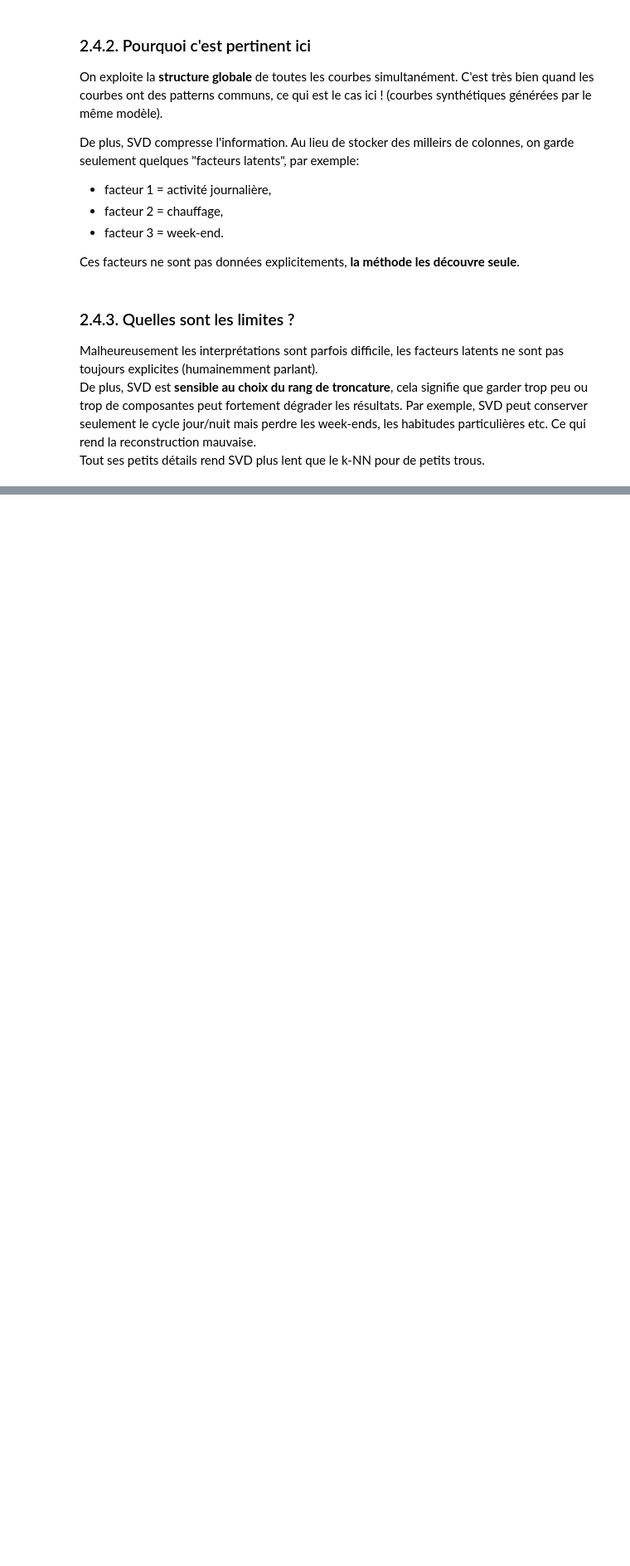
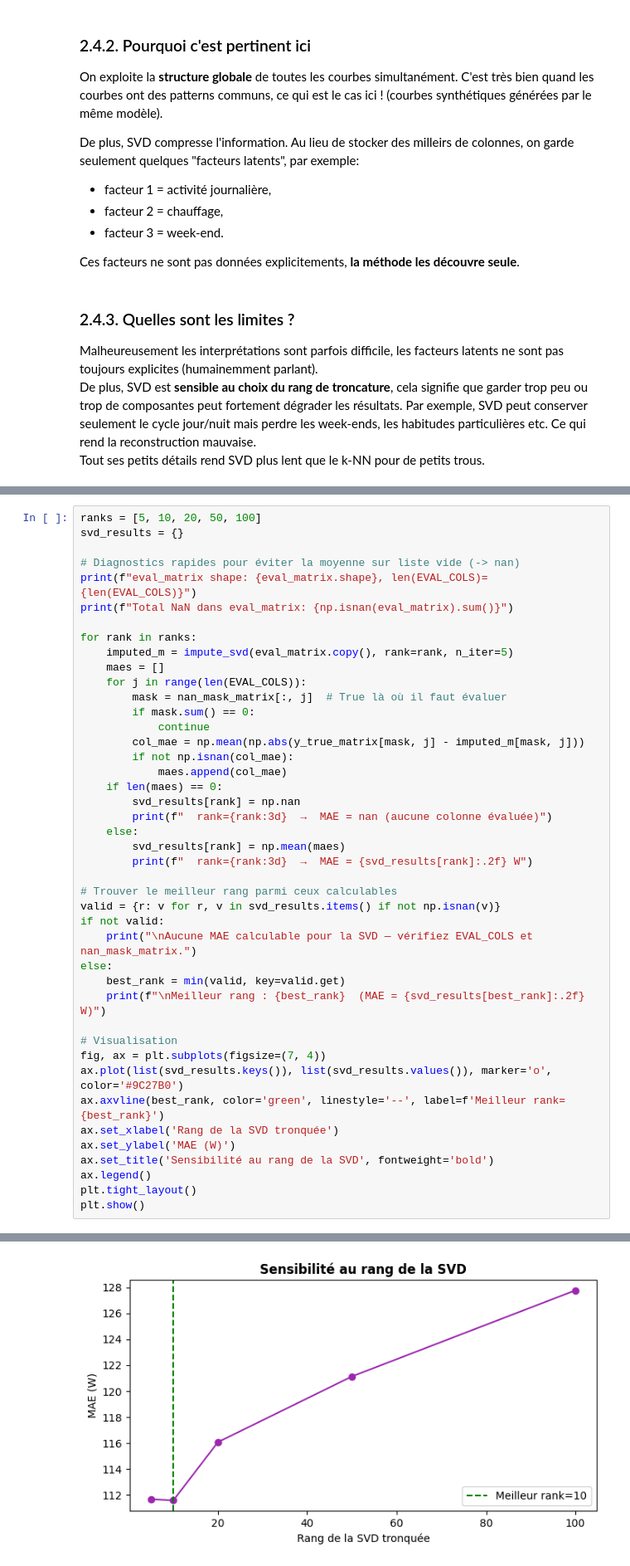
Before and after one commit to dempxl/ChallengeData-ENEDIS, a Jupyter notebook: notebook/notebook_LOGAN.ipynb, the cells around one changed output, grey strips where cells are left out. Shown at 83% size. Drawn from its saved outputs; the diff is of its cells as text; blank space fills up the shorter version.

```diff
--- a/notebook/notebook_LOGAN.ipynb
+++ b/notebook/notebook_LOGAN.ipynb
@@ -668,0 +1189,44 @@ def impute_hybrid(holed_series, reference_df,
+# %%
+ranks = [5, 10, 20, 50, 100]
+svd_results = {}
+
+# Diagnostics rapides pour éviter la moyenne sur liste vide (-> nan)
+print(f"eval_matrix shape: {eval_matrix.shape}, len(EVAL_COLS)={len(EVAL_COLS)}")
+print(f"Total NaN dans eval_matrix: {np.isnan(eval_matrix).sum()}")
+
+for rank in ranks:
+    imputed_m = impute_svd(eval_matrix.copy(), rank=rank, n_iter=5)
+    maes = []
+    for j in range(len(EVAL_COLS)):
+        mask = nan_mask_matrix[:, j]  # True là où il faut évaluer
+        if mask.sum() == 0:
+            continue
+        col_mae = np.mean(np.abs(y_true_matrix[mask, j] - imputed_m[mask, j]))
+        if not np.isnan(col_mae):
+            maes.append(col_mae)
+    if len(maes) == 0:
+        svd_results[rank] = np.nan
+        print(f"  rank={rank:3d}  →  MAE = nan (aucune colonne évaluée)")
+    else:
+        svd_results[rank] = np.mean(maes)
+        print(f"  rank={rank:3d}  →  MAE = {svd_results[rank]:.2f} W")
+
+# Trouver le meilleur rang parmi ceux calculables
+valid = {r: v for r, v in svd_results.items() if not np.isnan(v)}
+if not valid:
+    print("\nAucune MAE calculable pour la SVD — vérifiez EVAL_COLS et nan_mask_matrix.")
+else:
+    best_rank = min(valid, key=valid.get)
+    print(f"\nMeilleur rang : {best_rank}  (MAE = {svd_results[best_rank]:.2f} W)")
+
+# Visualisation
+fig, ax = plt.subplots(figsize=(7, 4))
+ax.plot(list(svd_results.keys()), list(svd_results.values()), marker='o', color='#9C27B0')
+ax.axvline(best_rank, color='green', linestyle='--', label=f'Meilleur rank={best_rank}')
+ax.set_xlabel('Rang de la SVD tronquée')
+ax.set_ylabel('MAE (W)')
+ax.set_title('Sensibilité au rang de la SVD', fontweight='bold')
+ax.legend()
+plt.tight_layout()
+plt.show()
+# %% [output]
@@ -668,0 +1250 @@ def impute_hybrid(holed_series, reference_df,
+[figure, added]
```
Also changed, not shown: parts of 45 cells of this notebook, 4 other files.
